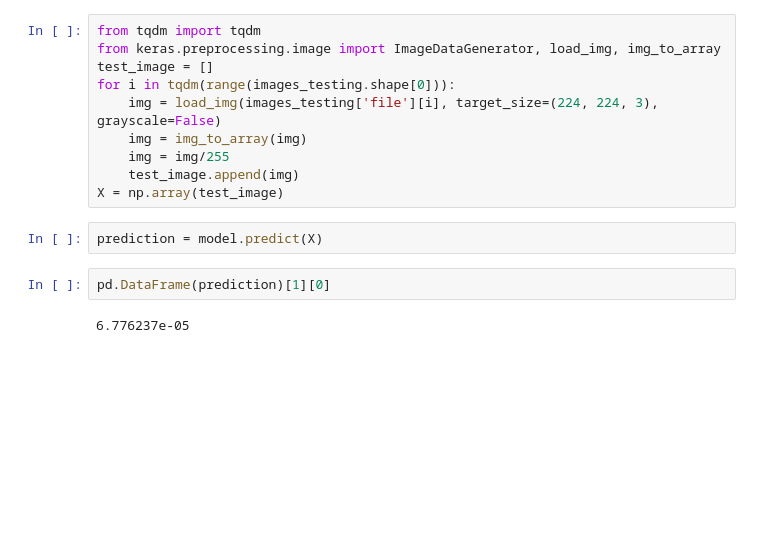
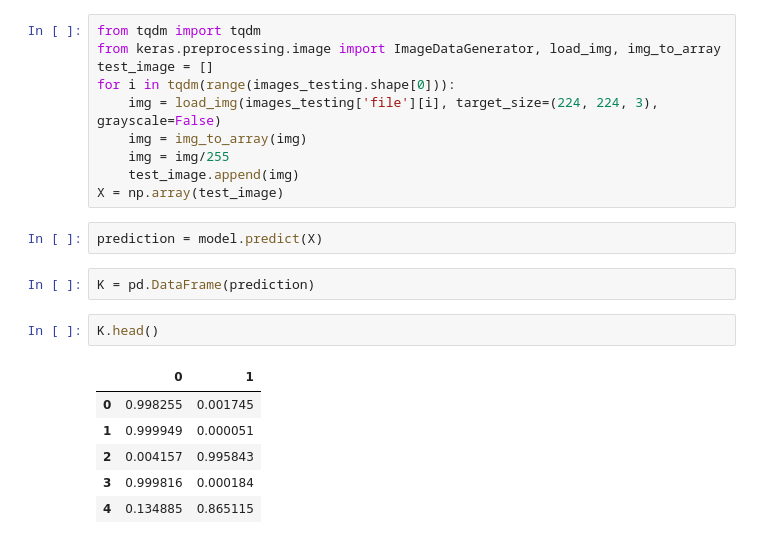
Before and after one commit to bhanuteja2001/COVID-19-XrayDetection, a Jupyter notebook: Model.ipynb, the cells around one changed output. Drawn from its saved outputs; the diff is of its cells as text; blank space fills up the shorter version.

```diff
--- a/Model.ipynb
+++ b/Model.ipynb
@@ -207,7 +276,14 @@ for i in tqdm(range(images_testing.shape[0])):
 X = np.array(test_image)
 # %%
 prediction = model.predict(X)
-# %%
-pd.DataFrame(prediction)[1][0]
-# %% [output]
-6.776237e-05
+# %%
+K = pd.DataFrame(prediction)
+# %%
+K.head()
+# %% [output]
+|  | 0 | 1 |
+| 0 | 0.998255 | 0.001745 |
+| 1 | 0.999949 | 0.000051 |
+| 2 | 0.004157 | 0.995843 |
+| 3 | 0.999816 | 0.000184 |
+| 4 | 0.134885 | 0.865115 |
```
Also changed, not shown: parts of 10 cells of this notebook.
